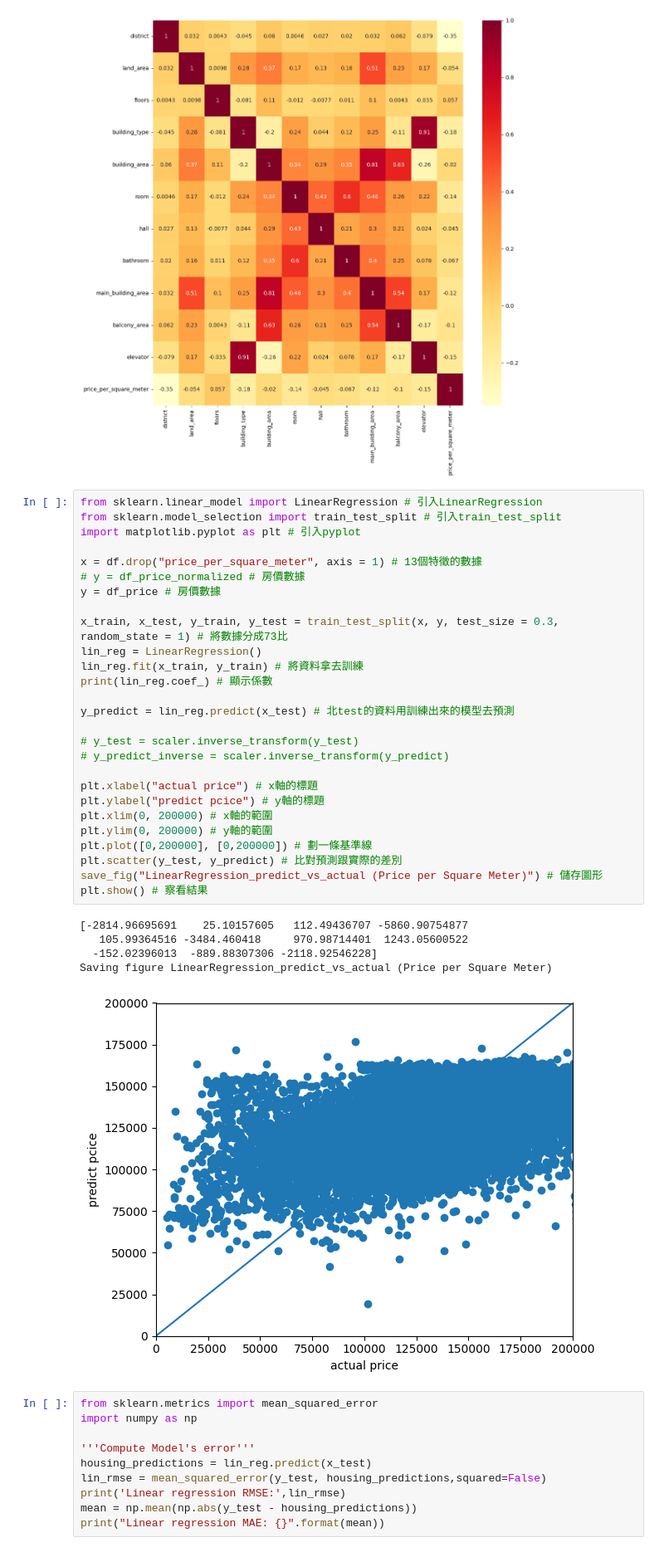
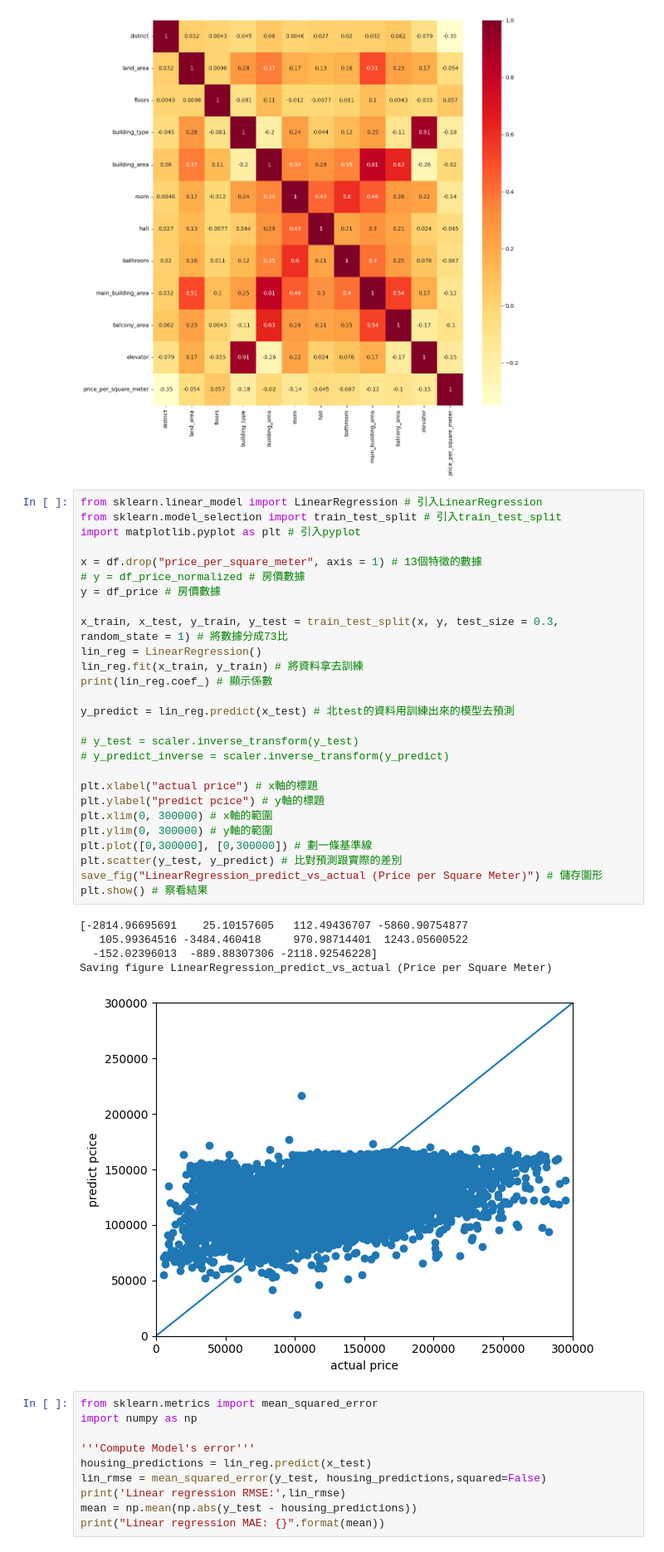
Before and after one commit to jgw0915/housePricePredict, a Jupyter notebook: Scripts/house_average_price.ipynb, the cells around one changed output. Shown at 83% size. Cells and saved outputs as stored; diff of their text form.

```diff
--- a/Scripts/house_average_price.ipynb
+++ b/Scripts/house_average_price.ipynb
@@ -173,36 +173,36 @@ Saving figure Correlation_plot (Price per Square Meter)
 # %%
 from sklearn.linear_model import LinearRegression # 引入LinearRegression
 from sklearn.model_selection import train_test_split # 引入train_test_split
 import matplotlib.pyplot as plt # 引入pyplot
 
 x = df.drop("price_per_square_meter", axis = 1) # 13個特徵的數據
 # y = df_price_normalized # 房價數據
 y = df_price # 房價數據
 
 x_train, x_test, y_train, y_test = train_test_split(x, y, test_size = 0.3, random_state = 1) # 將數據分成73比
 lin_reg = LinearRegression()
 lin_reg.fit(x_train, y_train) # 將資料拿去訓練
 print(lin_reg.coef_) # 顯示係數
 
 y_predict = lin_reg.predict(x_test) # 北test的資料用訓練出來的模型去預測
 
 # y_test = scaler.inverse_transform(y_test)
 # y_predict_inverse = scaler.inverse_transform(y_predict)
 
 plt.xlabel("actual price") # x軸的標題
 plt.ylabel("predict pcice") # y軸的標題
-plt.xlim(0, 200000) # x軸的範圍
-plt.ylim(0, 200000) # y軸的範圍
-plt.plot([0,200000], [0,200000]) # 劃一條基準線
+plt.xlim(0, 300000) # x軸的範圍
+plt.ylim(0, 300000) # y軸的範圍
+plt.plot([0,300000], [0,300000]) # 劃一條基準線
 plt.scatter(y_test, y_predict) # 比對預測跟實際的差別
 save_fig("LinearRegression_predict_vs_actual (Price per Square Meter)") # 儲存圖形
 plt.show() # 察看結果
 # %% [output]
 [-2814.96695691    25.10157605   112.49436707 -5860.90754877
    105.99364516 -3484.460418     970.98714401  1243.05600522
   -152.02396013  -889.88307306 -2118.92546228]
 Saving figure LinearRegression_predict_vs_actual (Price per Square Meter)
-[figure, old version]
+[figure, new version]
 # %%
 from sklearn.metrics import mean_squared_error
 import numpy as np
```
Also changed, not shown: parts of 8 cells of this notebook, 1 other file.
